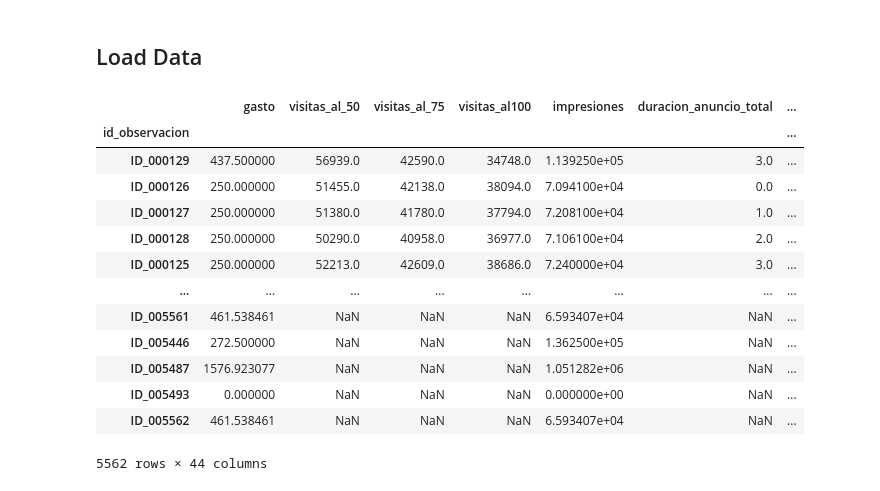
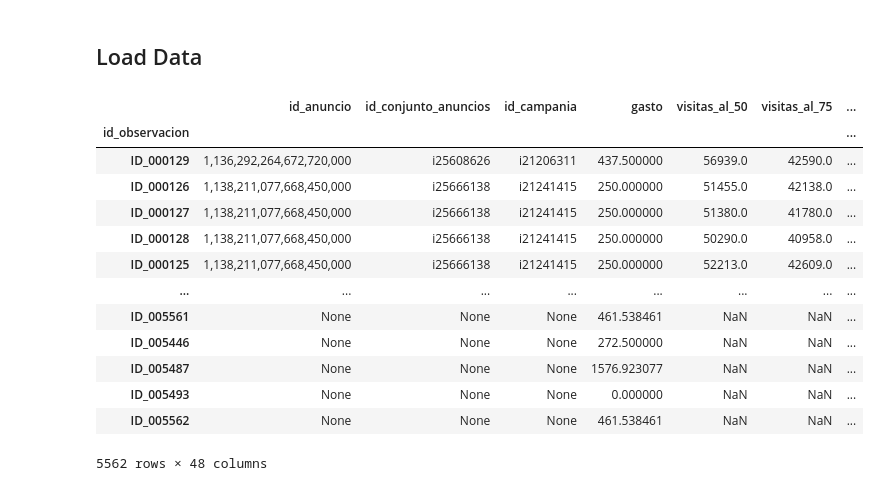
Before and after one commit to MiltonCalamaro/Datathon-Backus-2021, a Jupyter notebook: notebooks/Untitled.ipynb, the cells around one changed output. Saved outputs shown, nothing was run; the diff lists cells and outputs as text; code cells hidden in the pictures.

```diff
--- a/notebooks/Untitled.ipynb
+++ b/notebooks/Untitled.ipynb
@@ -35,56 +35,51 @@ train.columns = [i.lower().translate(str.maketrans('áéíóúü','aeiouu')) for
 train['nombre_campania'] = train['nombre_campania'].replace({'GASTRONOMIA':'GASTRONOMY','GASTRONOMÃ�A':'GASTRONOMY'})
 
 train.drop(['moneda', 'country', 'brand'], axis=1, inplace=True)
 train['fecha_publicacion_anuncio'] = train['fecha_publicacion_anuncio'].apply(lambda x: dt.datetime.strptime(x, '%a, %d %b %Y 00:00:00 GMT') if x else np.nan)
 train['fecha_captura_informacion'] = train['fecha_captura_informacion'].apply(lambda x: dt.datetime.strptime(x, '%a, %d %b %Y 00:00:00 GMT') if x else np.nan)
 train['interacciones'] = train['interacciones'].astype('int32')
 train['duracion_anuncio_total'] = (train['fecha_captura_informacion'] - train['fecha_publicacion_anuncio']).dt.days
 
 ##CREANDO CAMPO DIFF DIAS JLP
 train = train.sort_values(['id_anuncio','fecha_captura_informacion'], ascending = True)
 grouped = train.groupby('id_anuncio')
 diff = lambda x: x['fecha_captura_informacion'].replace(0, np.NaN).diff()
 train["DIFF"] = grouped.apply(diff).reset_index(0, drop = True).dt.days
 train['DIFF'].fillna(train['duracion_anuncio_total'], inplace = True)
-##
 
-# train['duracion_anuncio_parcial'] = (train['fecha_captura_informacion'] - train['fecha_publicacion_anuncio']).dt.days
-# mask = train['id_anuncio'].astype(str)=='None'
-# train.loc[mask, 'id_anuncio'] = train[mask]['id_observacion']
-# train['key'] = train['id_anuncio'].astype(str) +'_'+\
-#                train['id_conjunto_anuncios'].astype(str) +'_'+\
-#                train['id_campania'].astype(str) +'_'+\
-#                train['fecha_captura_informacion'].astype(str)
-train.drop(['fecha_publicacion_anuncio', 'fecha_captura_informacion'], axis=1, inplace=True)
-train.drop(['id_anuncio','id_conjunto_anuncios','id_campania'], axis=1, inplace=True)
+mask = (train.id_anuncio.astype(str)=='None') & (train.impresiones==0)
+train['mask'] = mask.map({True:0,False:1})## train[~mask].copy()
+
+train.drop(['fecha_publicacion_anuncio', 'fecha_captura_informacion'], axis=1, inplace=True) ## OJO
+# train.drop(['id_anuncio','id_conjunto_anuncios','id_campania'], axis=1, inplace=True) ## OJO
 train = train.set_index('id_observacion')
 ## aplicar la variable compuesta a id_anuncion y  captura de info
-# var_cuanti = ['duracion_anuncio', 'gasto', 'visitas_al_50', 'visitas_al_75', 'visitas_al100','impresiones']
+# var_cuanti = ['duracion_anuncio', 'gasto', 'visitas_al_50', 'visitas_al_75', 'visitas_al100','impresiones','DIFF']
 var_categ = ['fuente','objetivo_campania','formato','nombre_campania']
 
 list_df = []
 for i in var_categ:
     df = get_one_hot(train, i)
     list_df.append(df)
 train_categ = pd.concat(list_df,axis=1)
 
 train_final = train.join(train_categ)
-train_final.drop(var_categ, axis=1, inplace=True)
+train_final.drop(var_categ, axis=1, inplace=True) ### OJO
 Y = train_final['interacciones']
 train_final.drop(['interacciones'], axis=1, inplace=True)
 train_final
 # %% [output]
-|  | gasto | visitas_al_50 | visitas_al_75 | visitas_al100 | impresiones | duracion_anuncio_total | ... |
+|  | id_anuncio | id_conjunto_anuncios | id_campania | gasto | visitas_al_50 | visitas_al_75 | ... |
 | id_observacion |  |  |  |  |  |  | ... |
-| ID_000129 | 437.500000 | 56939.0 | 42590.0 | 34748.0 | 1.139250e+05 | 3.0 | ... |
-| ID_000126 | 250.000000 | 51455.0 | 42138.0 | 38094.0 | 7.094100e+04 | 0.0 | ... |
-| ID_000127 | 250.000000 | 51380.0 | 41780.0 | 37794.0 | 7.208100e+04 | 1.0 | ... |
-| ID_000128 | 250.000000 | 50290.0 | 40958.0 | 36977.0 | 7.106100e+04 | 2.0 | ... |
-| ID_000125 | 250.000000 | 52213.0 | 42609.0 | 38686.0 | 7.240000e+04 | 3.0 | ... |
+| ID_000129 | 1,136,292,264,672,720,000 | i25608626 | i21206311 | 437.500000 | 56939.0 | 42590.0 | ... |
+| ID_000126 | 1,138,211,077,668,450,000 | i25666138 | i21241415 | 250.000000 | 51455.0 | 42138.0 | ... |
+| ID_000127 | 1,138,211,077,668,450,000 | i25666138 | i21241415 | 250.000000 | 51380.0 | 41780.0 | ... |
+| ID_000128 | 1,138,211,077,668,450,000 | i25666138 | i21241415 | 250.000000 | 50290.0 | 40958.0 | ... |
+| ID_000125 | 1,138,211,077,668,450,000 | i25666138 | i21241415 | 250.000000 | 52213.0 | 42609.0 | ... |
 | ... | ... | ... | ... | ... | ... | ... | ... |
-| ID_005561 | 461.538461 | NaN | NaN | NaN | 6.593407e+04 | NaN | ... |
-| ID_005446 | 272.500000 | NaN | NaN | NaN | 1.362500e+05 | NaN | ... |
-| ID_005487 | 1576.923077 | NaN | NaN | NaN | 1.051282e+06 | NaN | ... |
-| ID_005493 | 0.000000 | NaN | NaN | NaN | 0.000000e+00 | NaN | ... |
-| ID_005562 | 461.538461 | NaN | NaN | NaN | 6.593407e+04 | NaN | ... |
+| ID_005561 | None | None | None | 461.538461 | NaN | NaN | ... |
+| ID_005446 | None | None | None | 272.500000 | NaN | NaN | ... |
+| ID_005487 | None | None | None | 1576.923077 | NaN | NaN | ... |
+| ID_005493 | None | None | None | 0.000000 | NaN | NaN | ... |
+| ID_005562 | None | None | None | 461.538461 | NaN | NaN | ... |
-5562 rows × 44 columns
+5562 rows × 48 columns
```
Also changed, not shown: parts of 14 cells of this notebook, 1 other file.
